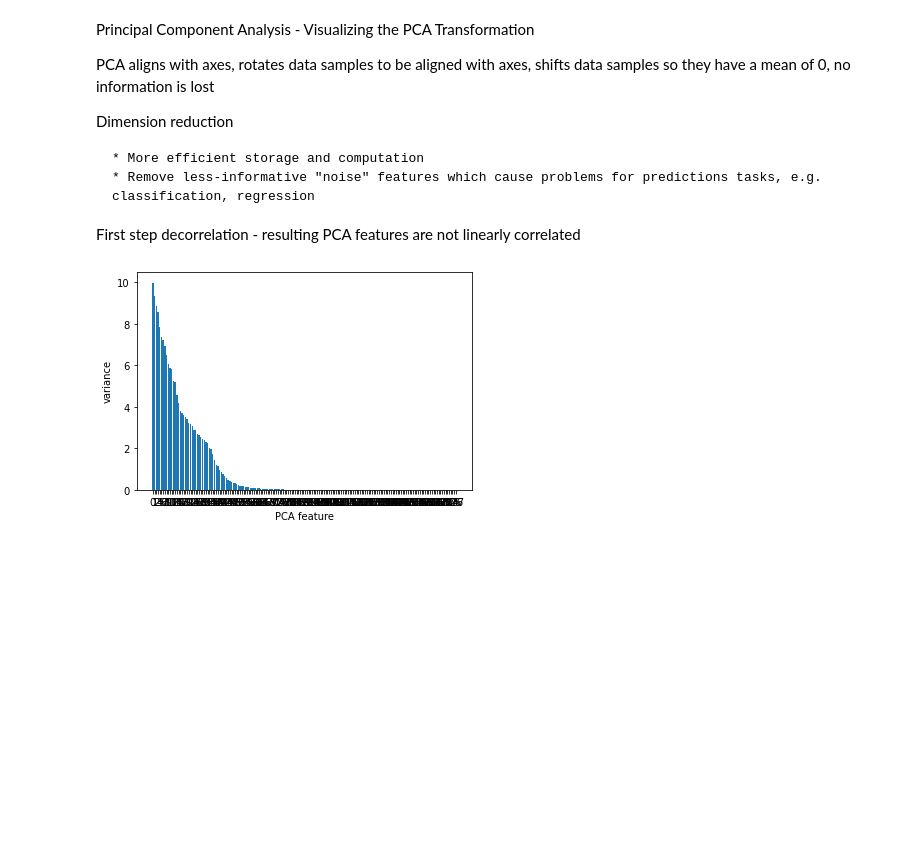
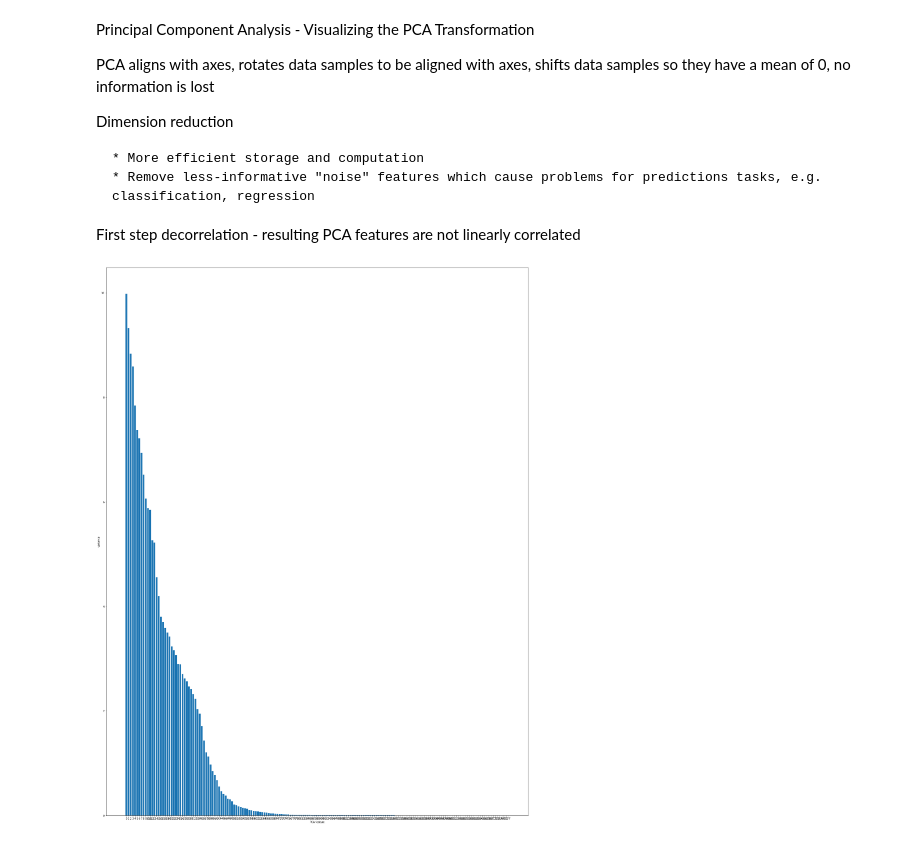
Before and after one commit to Br111t/epileptic, a Jupyter notebook: ESR_Preprocessing_Modeling.ipynb, the cells around one changed output. Cells and saved outputs as stored; diff of their text form; code cells hidden in the pictures; blank space fills up the shorter version.

```diff
--- a/ESR_Preprocessing_Modeling.ipynb
+++ b/ESR_Preprocessing_Modeling.ipynb
@@ -45,25 +46,26 @@ First step decorrelation - resulting PCA features are not linearly correlated
 # %%
 # Rows of transformed correspond to sampels
 # Colunms of transformed are the "PCA features"
 
 # Create Scaler
 scaler = StandardScaler()
 
 # Create PCA instance
 pca = PCA()
 
 # Create pipeline
 pipeline = make_pipeline(scaler, pca)
 
 # Fit pipeline to samples
 pipeline.fit(X)
 
-#Plo explained variance
+#Plot explained variance
+plt.figure(figsize=(30, 40))
 features = range(pca.n_components_)
 plt.bar(features, pca.explained_variance_)
 plt.xlabel('PCA feature')
 plt.ylabel('variance')
 plt.xticks(features)
 plt.show()
 # %% [output]
-[figure, old version]
+[figure, new version]
```
Also changed, not shown: parts of 15 cells of this notebook.
